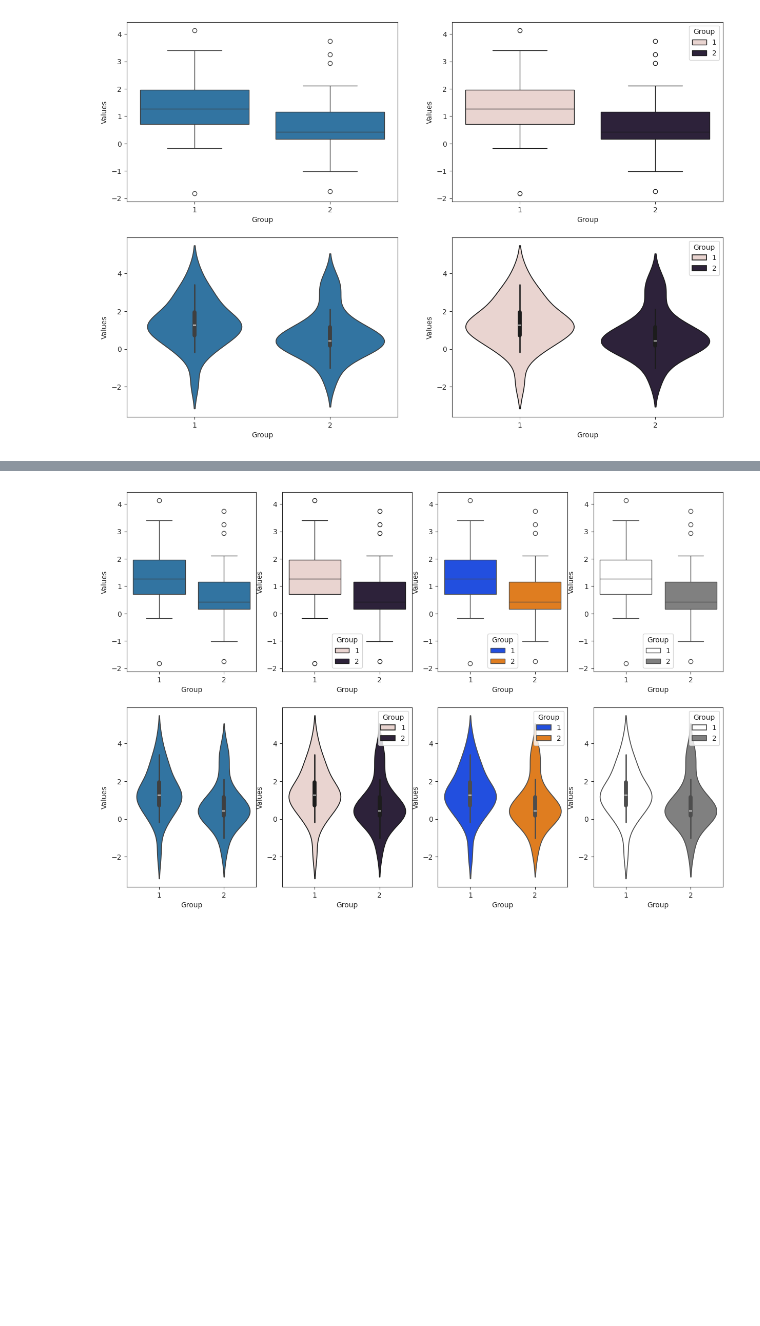
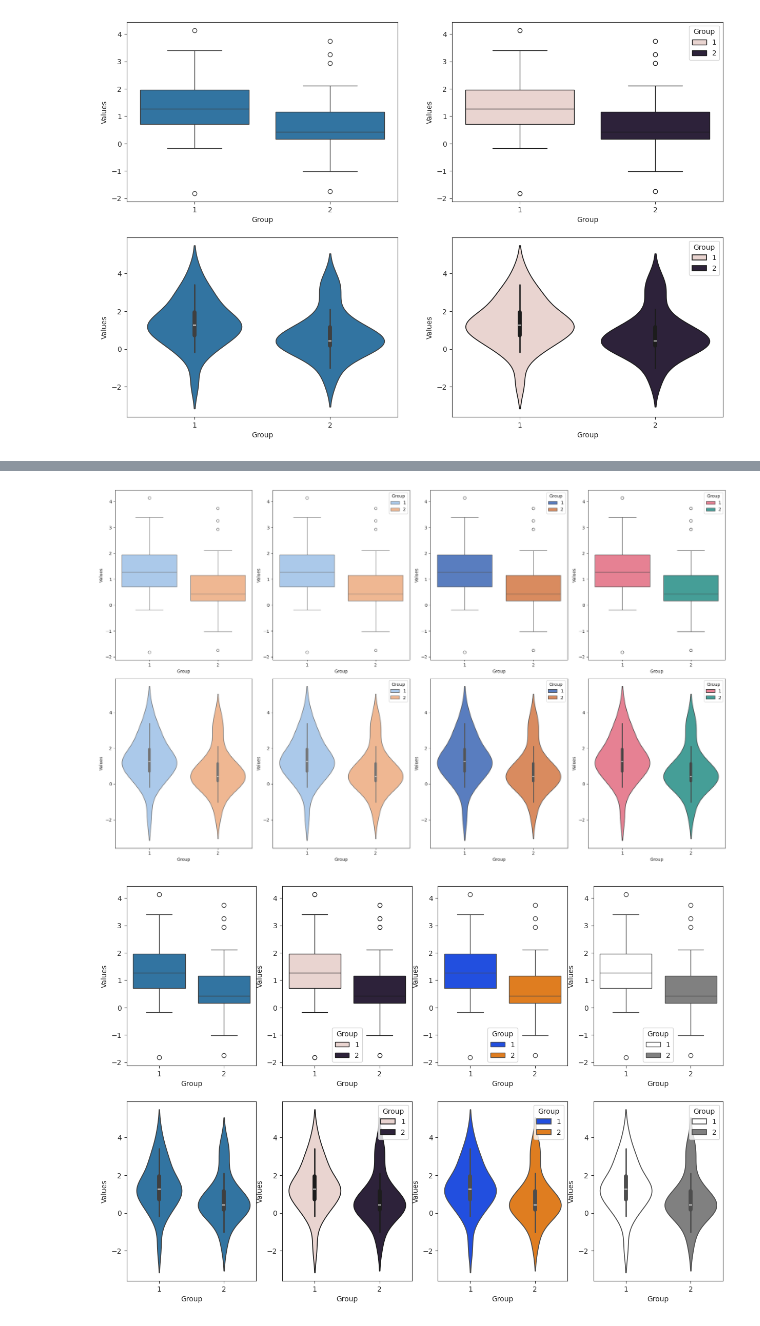
Before and after one commit to hyojin13/data_analysis, a Jupyter notebook: 8_BasicStats_Graphs.ipynb, the cells around one changed output, grey strips where cells are left out. Drawn from its saved outputs; the diff is of its cells as text; code cells hidden in the pictures; blank space fills up the shorter version.

```diff
--- a/8_BasicStats_Graphs.ipynb
+++ b/8_BasicStats_Graphs.ipynb
@@ -214,3 +214,22 @@ ax4 = fig.add_subplot(2,2,4)
 
 sns.boxplot(x = 'alive', y = 'age', data=titanic, ax = ax1)
 sns.boxplot(x = 'alive', y = 'age', hue = 'sex', data=titanic, ax = ax2)
+# %%
+import matplotlib.pyplot as plt
+import seaborn as sns
+
+titanic = sns.load_dataset('titanic')
+sns.set_style('ticks')
+
+fig = plt.figure(figsize = (15, 10))
+ax1 = fig.add_subplot(2,2,1)
+ax2 = fig.add_subplot(2,2,2)
+ax3 = fig.add_subplot(2,2,3)
+ax4 = fig.add_subplot(2,2,4)
+
+sns.boxplot(x= 'alive', y='age', data= titanic, ax = ax1)
+sns.boxplot(x = 'alive', y = 'age', hue = 'sex', data=titanic, ax = ax2)
+sns.violinplot(x = 'alive', y = 'age', data=titanic, ax = ax3)
+sns.violinplot (x = 'alive', y = 'age', hue = 'sex', data=titanic, ax = ax4)
+
+plt.show()
@@ -297,3 +346,65 @@ sns.violinplot(x = 'Group', y = 'Values', hue = 'Group', data=df, ax = ax4)
 plt.show()
 # %% [output]
 [figure]
+# %%
+import pandas as pd
+import numpy as np
+import matplotlib.pyplot as plt
+import seaborn as sns
+
+# Load the dataset
+df = pd.read_csv('/content/sample_data/TwoGroupData_Base4Ttest_Independent.csv')
+
+# Convert non-numeric values to NaN for all columns
+df = df.apply(pd.to_numeric, errors='coerce')
+
+# Set the style for the plots
+sns.set_style('ticks')
+
+# Create the figure object with a grid of subplots
+fig = plt.figure(figsize=(20, 12)) # Increase size to fit 8 plots
+ax1 = fig.add_subplot(2, 4, 1)
+ax2 = fig.add_subplot(2, 4, 2)
+ax3 = fig.add_subplot(2, 4, 3)
+ax4 = fig.add_subplot(2, 4, 4)
+ax5 = fig.add_subplot(2, 4, 5)
+ax6 = fig.add_subplot(2, 4, 6)
+ax7 = fig.add_subplot(2, 4, 7)
+ax8 = fig.add_subplot(2, 4, 8)
+
+# Define different pastel color palettes for each plot
+palette1 = sns.color_palette("pastel")
+palette2 = sns.color_palette("pastel", 2)
+palette3 = sns.color_palette("muted", 2)
+palette4 = sns.color_palette("husl", 2)
+
+# Box plot - default
+sns.boxplot(x='Group', y='Values', data=df, ax=ax1, palette=palette1)
+
+# Box plot - with hue
+sns.boxplot(x='Group', y='Values', hue='Group', data=df, ax=ax2, palette=palette2)
+
+# Box plot - with hue and custom pastel colors
+sns.boxplot(x='Group', y='Values', hue='Group', data=df, ax=ax3, palette=palette3)
+
+# Box plot - with hue and custom pastel colors
+sns.boxplot(x='Group', y='Values', hue='Group', data=df, ax=ax4, palette=palette4)
+
+# Violin plot - default
+sns.violinplot(x='Group', y='Values', data=df, ax=ax5, palette=palette1)
+
+# Violin plot - with hue
+sns.violinplot(x='Group', y='Values', hue='Group', data=df, ax=ax6, palette=palette2)
+
+# Violin plot - with hue and custom pastel colors
+sns.violinplot(x='Group', y='Values', hue='Group', data=df, ax=ax7, palette=palette3)
+
+# Violin plot - with hue and custom pastel colors
+sns.violinplot(x='Group', y='Values', hue='Group', data=df, ax=ax8, palette=palette4)
+
+# Adjust layout to prevent overlapping
+plt.tight_layout()
+
+# Show the plots
+plt.show()
+# %% [output]
@@ -300,3 +418,4 @@ plt.show()
+[figure, added]
 # %%
 #@markdown 🐹🌱🌱 **Students' Activity 2️⃣**
 
```
Also changed, not shown: parts of 3 cells of this notebook.
